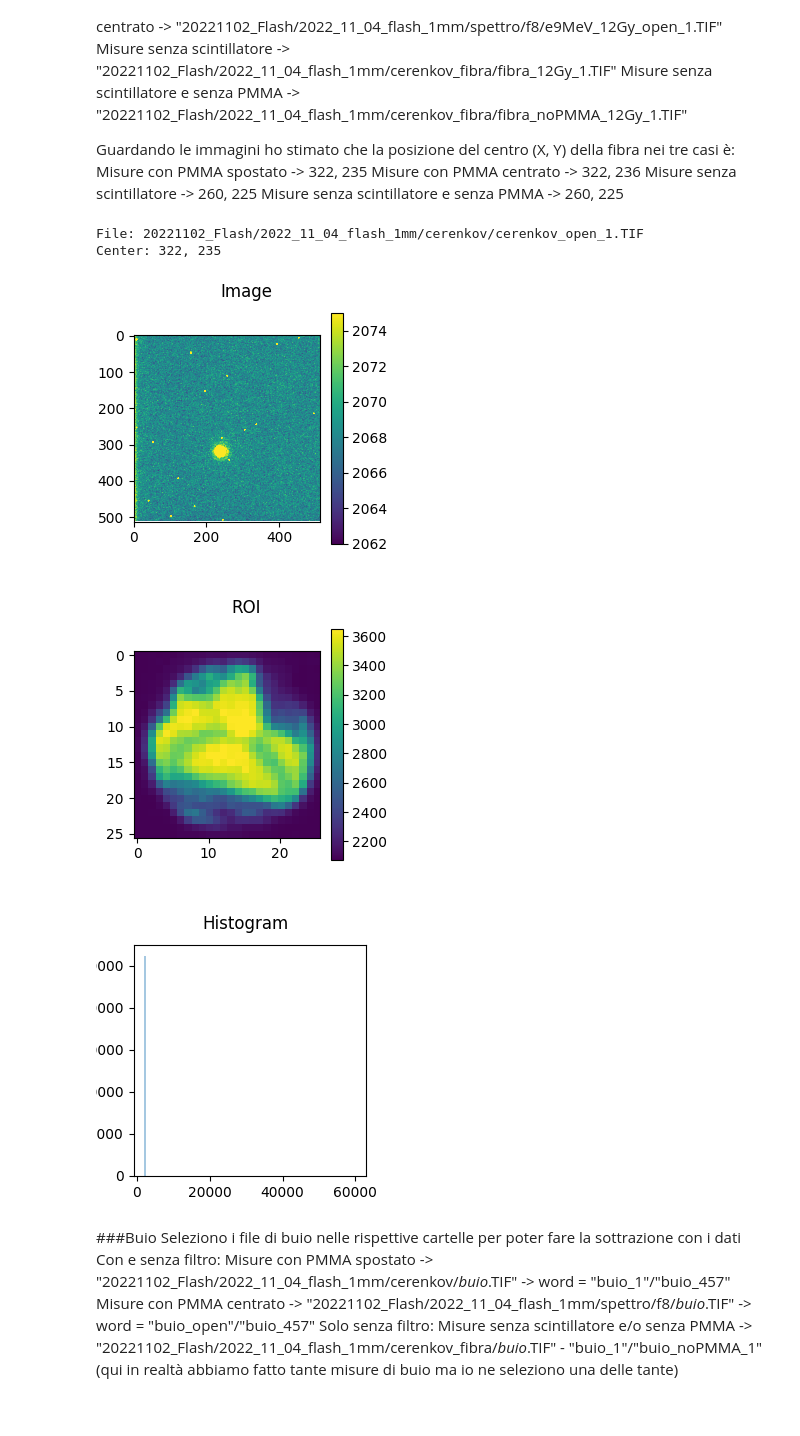
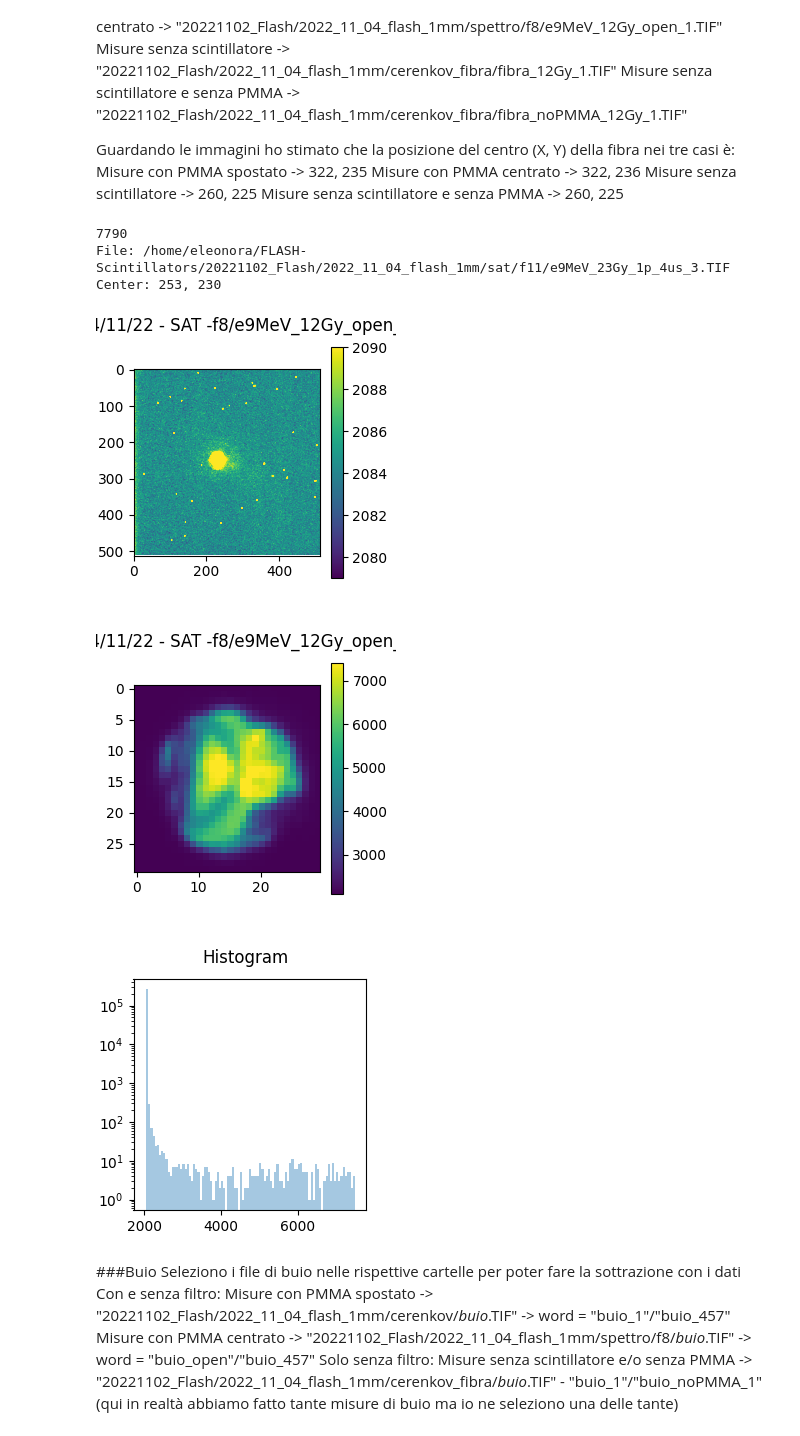
Before and after one commit to eleravera/FLASH-Scintillators, a Jupyter notebook: Cerenkov.ipynb, the cells around one changed output. Saved outputs shown, nothing was run; the diff lists cells and outputs as text; code cells hidden in the pictures.

```diff
--- a/Cerenkov.ipynb
+++ b/Cerenkov.ipynb
@@ -39,31 +39,35 @@ Guardando le immagini ho stimato che la posizione del centro (X, Y) della fibra
     Misure senza scintillatore -> 260, 225
     Misure senza scintillatore e senza PMMA -> 260, 225
 # %%
-inputFile = "20221102_Flash/2022_11_04_flash_1mm/cerenkov/cerenkov_open_1.TIF"
-imArray=images_library.openImage(inputFile)
-images_library.plotImage(imArray, title="Image")
+inputFile = "/home/eleonora/FLASH-Scintillators/20221102_Flash/2022_11_04_flash_1mm/sat/f11/e9MeV_23Gy_1p_4us_3.TIF"
+imArray=images_library.openImage(inputFile)#bounds=[2000, 3600]
+images_library.plotImage(imArray, title="04/11/22 - SAT -f8/e9MeV_12Gy_open_1")#, bounds=[2000, 65000])
 
-images_library.checkSaturation(imArray)
+print(imArray.max())
 
-cenX, cenY= 322, 235#vanno definiti in funzione della posizione della fibra scintillante
-r = 13#va impostato
+
+images_library.checkSaturation(imArray, saturation=2**16-10)
+
+cenX, cenY= 253, 230#vanno definiti in funzione della posizione della fibra scintillante
+r = 15#va impostato
 
 x, y = np.ogrid [:len(imArray[0]) , :len(imArray[1])]
 ROI=images_library.defineROI(x, y, cenX, cenY, r)
-images_library.plotImage(images_library.applySquareROI(imArray, cenX, cenY, r), title="ROI")
+images_library.plotImage(images_library.applySquareROI(imArray, cenX, cenY, r), title="04/11/22 - SAT -f8/e9MeV_12Gy_open_1")
 
-vmin, vmax= 2000, 60000
+vmin, vmax= 2000, 7500
 bins=np.linspace(vmin-0.5, vmax+0.5, 100 )
 images_library.histImage(imArray, bins=bins, title ="Histogram")
 
 print("File: %s" % inputFile )
 print("Center: %d, %d" % (cenX, cenY))
 # %% [output]
-File: 20221102_Flash/2022_11_04_flash_1mm/cerenkov/cerenkov_open_1.TIF
-Center: 322, 235
+7790
+File: /home/eleonora/FLASH-Scintillators/20221102_Flash/2022_11_04_flash_1mm/sat/f11/e9MeV_23Gy_1p_4us_3.TIF
+Center: 253, 230
-[figure, old version]
+[figure, new version]
-[figure, old version]
+[figure, new version]
-[figure, old version]
+[figure, new version]
 # %% [markdown]
 ###Buio
 Seleziono i file di buio nelle rispettive cartelle per poter fare la sottrazione con i dati
```
Also changed, not shown: parts of 3 cells of this notebook, 9 other files.
